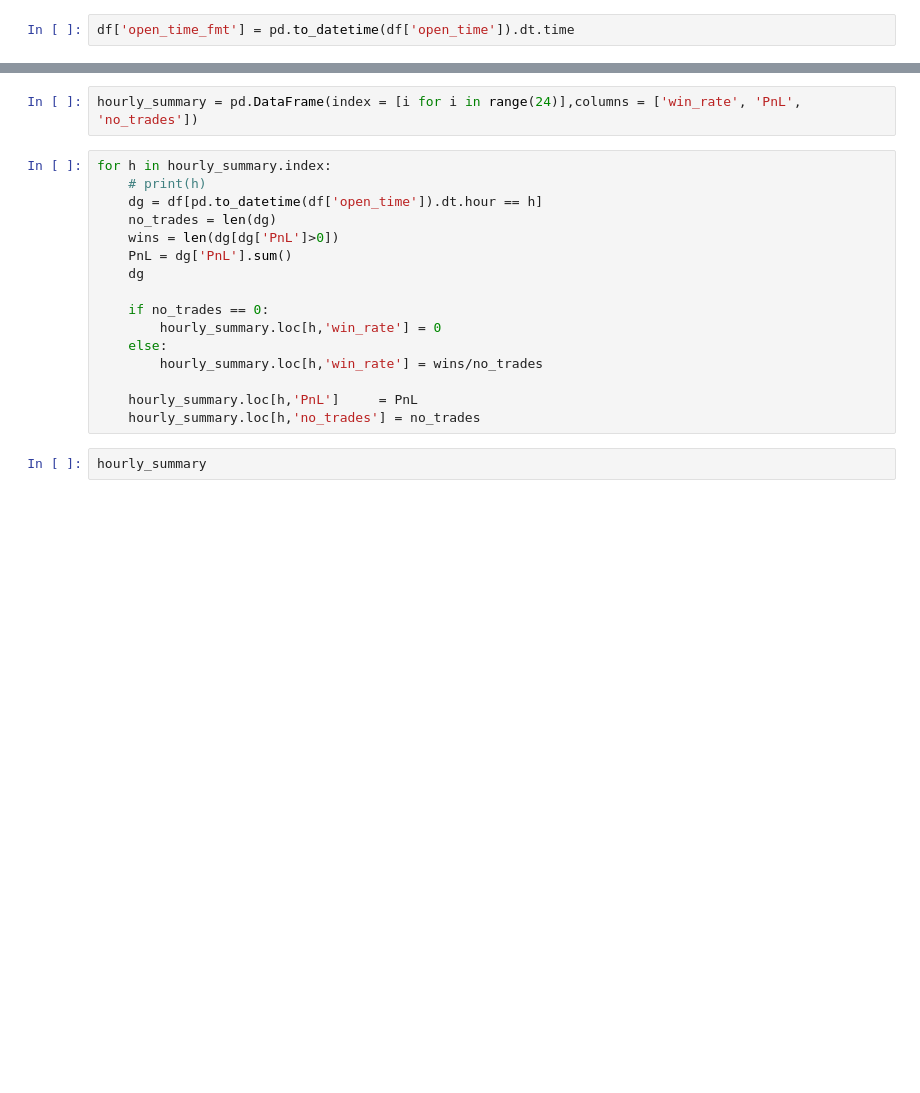
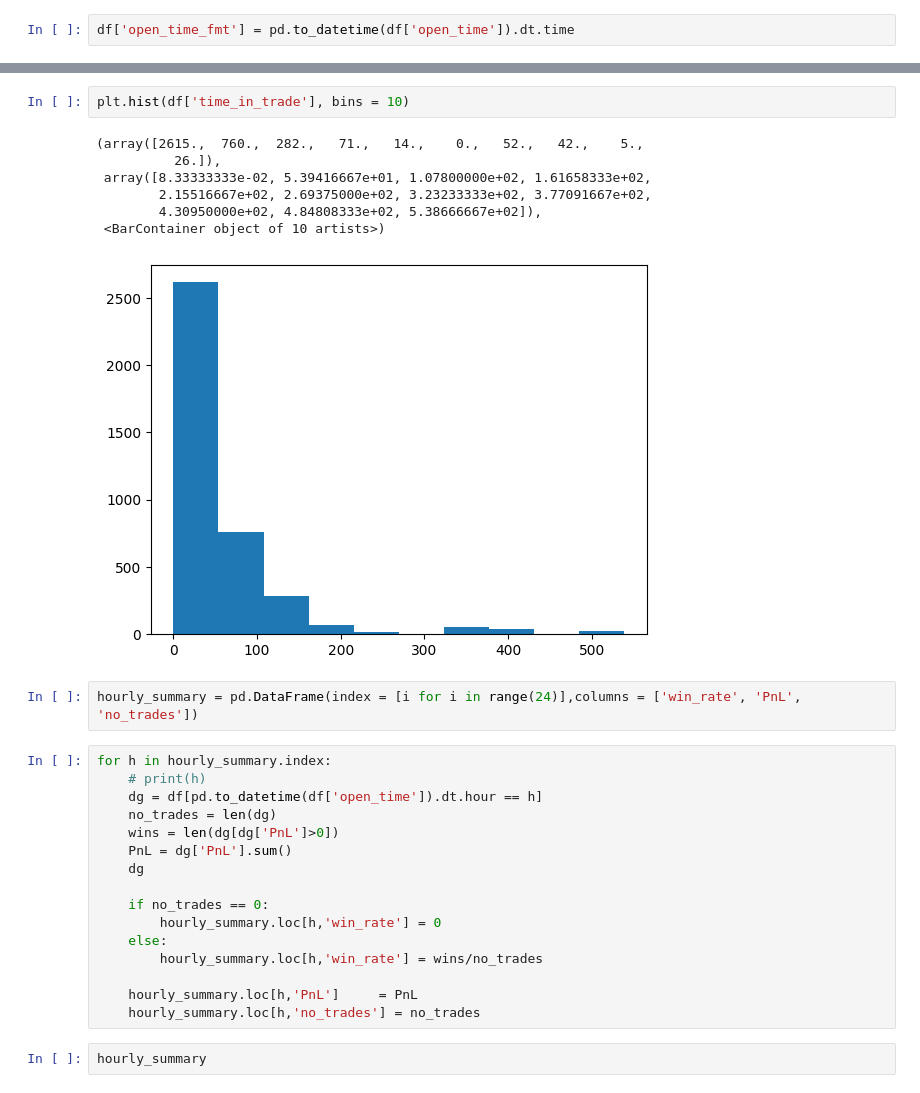
Before and after one commit to dannyboy-projects/Redemption_Trader, a Jupyter notebook: Strategy_Exploration/pipband_exploration/prelim_analysis.ipynb, the cells around one changed output, grey strips where cells are left out. Saved outputs shown, nothing was run; the diff lists cells and outputs as text; blank space fills up the shorter version.

```diff
--- a/Strategy_Exploration/pipband_exploration/prelim_analysis.ipynb
+++ b/Strategy_Exploration/pipband_exploration/prelim_analysis.ipynb
@@ -18,3 +27,13 @@ plt.hist(pd.to_datetime(df['open_time']).dt.hour, bins = 24)
+# %%
+plt.hist(df['time_in_trade'], bins = 10)
+# %% [output]
+(array([2615.,  760.,  282.,   71.,   14.,    0.,   52.,   42.,    5.,
+          26.]),
+ array([8.33333333e-02, 5.39416667e+01, 1.07800000e+02, 1.61658333e+02,
+        2.15516667e+02, 2.69375000e+02, 3.23233333e+02, 3.77091667e+02,
+        4.30950000e+02, 4.84808333e+02, 5.38666667e+02]),
+ <BarContainer object of 10 artists>)
+[figure, added]
 # %%
 hourly_summary = pd.DataFrame(index = [i for i in range(24)],columns = ['win_rate', 'PnL', 'no_trades'])
 # %%
```
Also changed, not shown: parts of 9 cells of this notebook, 56 other files.
